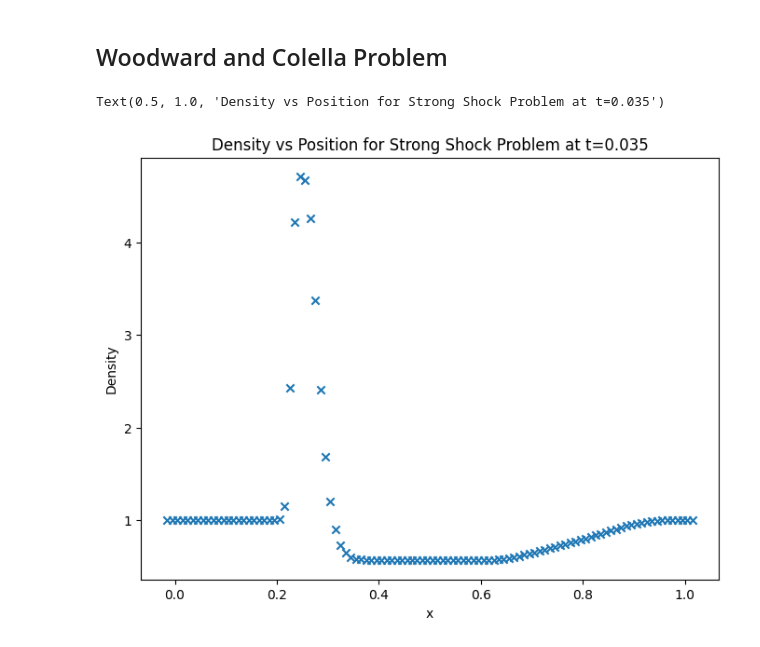
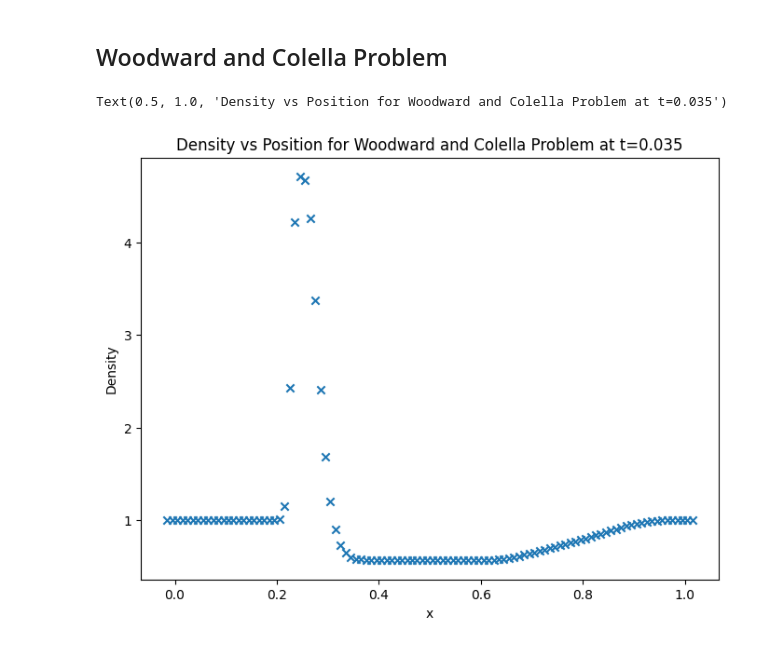
Before and after one commit to ravi-pushkar/MTP, a Jupyter notebook: MTP.ipynb, the cells around one changed output. Cells and saved outputs as stored; diff of their text form; code cells hidden in the pictures.

```diff
--- a/MTP.ipynb
+++ b/MTP.ipynb
@@ -717,9 +717,9 @@ g, U = mol_solve(100, tmax=0.035, init_cond=WAC)
 # %%
 v = FluidVars()
 plt.scatter(g.x, U[:,v.urho], marker="x", color="C0")
 plt.xlabel('x')
 plt.ylabel('Density')
-plt.title('Density vs Position for Strong Shock Problem at t=0.035')
+plt.title('Density vs Position for Woodward and Colella Problem at t=0.035')
 # %% [output]
-Text(0.5, 1.0, 'Density vs Position for Strong Shock Problem at t=0.035')
+Text(0.5, 1.0, 'Density vs Position for Woodward and Colella Problem at t=0.035')
-[figure, old version]
+[figure, new version]
```
Also changed, not shown: parts of 2 cells of this notebook.
